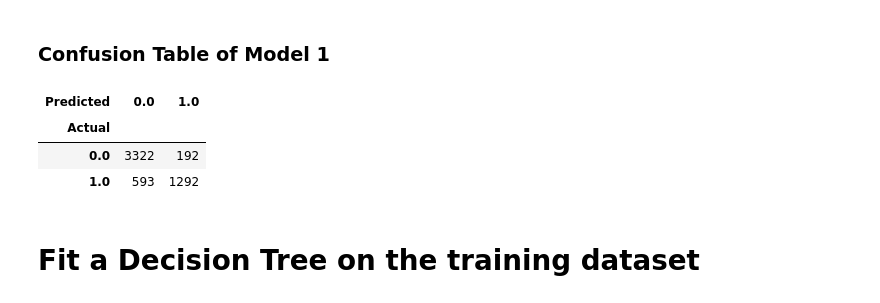
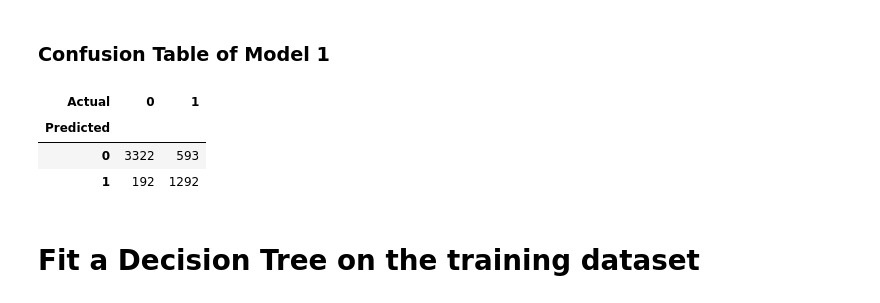
Before and after one commit to KB0129/research_scholar_kitsune, a Jupyter notebook: classcification.ipynb, the cells around one changed output. Saved outputs shown, nothing was run; the diff lists cells and outputs as text; code cells hidden in the pictures.

```diff
--- a/classcification.ipynb
+++ b/classcification.ipynb
@@ -400,13 +385,15 @@ Best score: 0.8620087336244542
 ### Confusion Table of Model 1
 # %%
 # confusion matrix for Logistic Regression on the training dataset
-cm = pd.crosstab(y_test, y_pred_logreg, rownames=['Actual'], colnames=['Predicted'])
+cm = pd.DataFrame(confusion_matrix(y_test, y_pred_logreg).T)
+cm.index.name = 'Predicted'
+cm.columns.name = 'Actual'
 cm
 # %% [output]
-| Predicted | 0.0 | 1.0 |
-| Actual |  |  |
-| 0.0 | 3322 | 192 |
-| 1.0 | 593 | 1292 |
+| Actual | 0 | 1 |
+| Predicted |  |  |
+| 0 | 3322 | 593 |
+| 1 | 192 | 1292 |
 # %% [markdown]
 # Fit a Decision Tree on the training dataset
 # %% [markdown]
```
Also changed, not shown: parts of 23 cells of this notebook.
